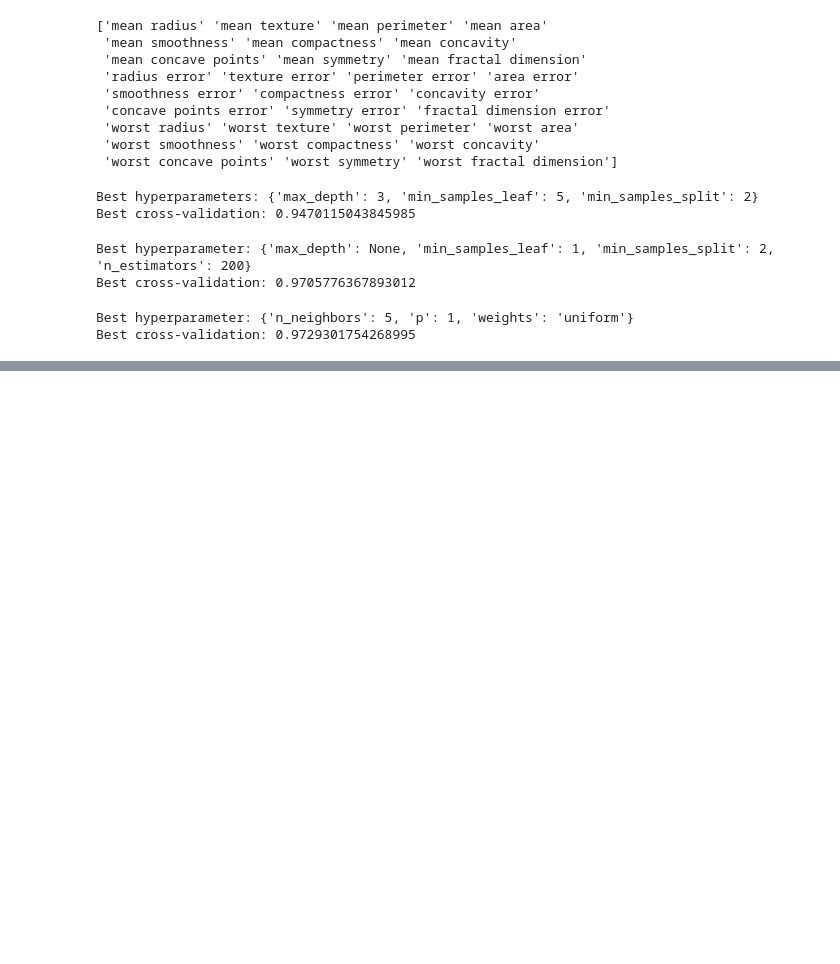
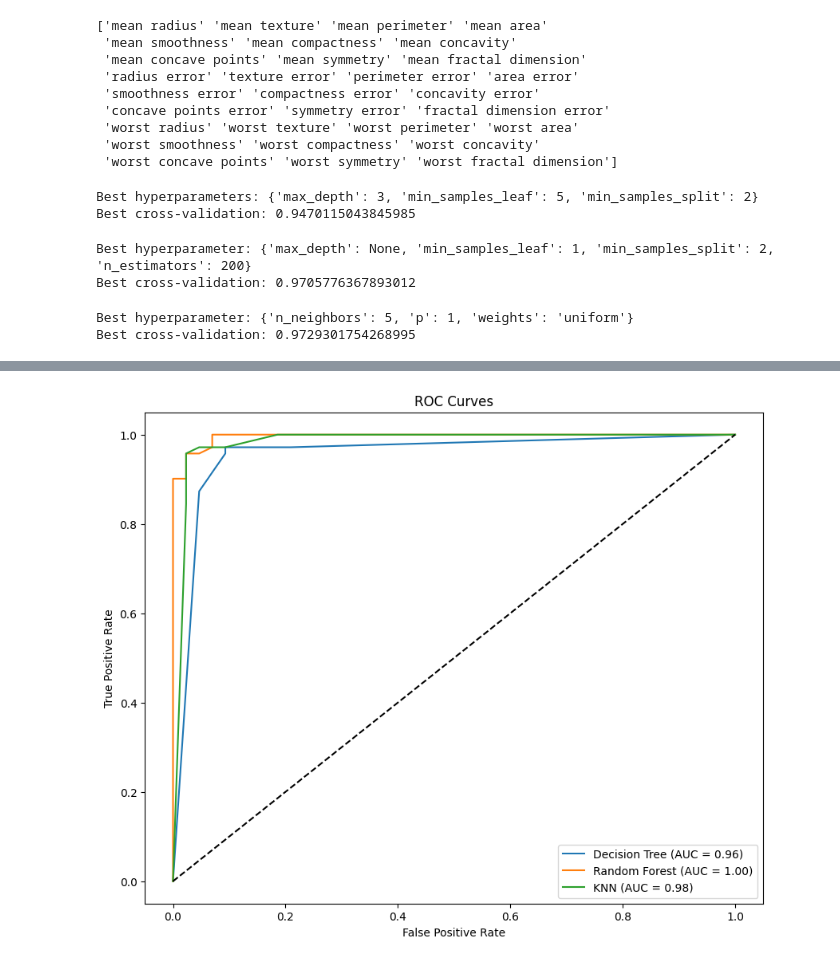
Before and after one commit to iKeiNagai/Data-Science, a Jupyter notebook: model_comparison.ipynb, the cells around one changed output, grey strips where cells are left out. Drawn from its saved outputs; the diff is of its cells as text; code cells hidden in the pictures; blank space fills up the shorter version.

Commit message:
model selection

```diff
--- a/model_comparison.ipynb
+++ b/model_comparison.ipynb
@@ -133 +138,19 @@ plt.show()
 [figure]
+# %%
+def plot_roc_curve(model, x_test, y_test, label):
+    y_pred_prob = model.predict_proba(x_test)[:, 1]
+    fpr, tpr, _ = roc_curve(y_test, y_pred_prob)
+    plt.plot(fpr, tpr, label=f'{label} (AUC = {roc_auc_score(y_test, y_pred_prob):.2f})')
+
+plt.figure(figsize=(10, 8))
+plot_roc_curve(dt_grid.best_estimator_, x_test, y_test, 'Decision Tree')
+plot_roc_curve(rf_grid.best_estimator_, x_test, y_test, 'Random Forest')
+plot_roc_curve(knn_grid.best_estimator_, x_test, y_test, 'KNN')
+plt.plot([0, 1], [0, 1], 'k--')
+plt.xlabel('False Positive Rate')
+plt.ylabel('True Positive Rate')
+plt.title('ROC Curves')
+plt.legend()
+plt.show()
+# %% [output]
+[figure, added]
```
Also changed, not shown: parts of 3 cells of this notebook.
